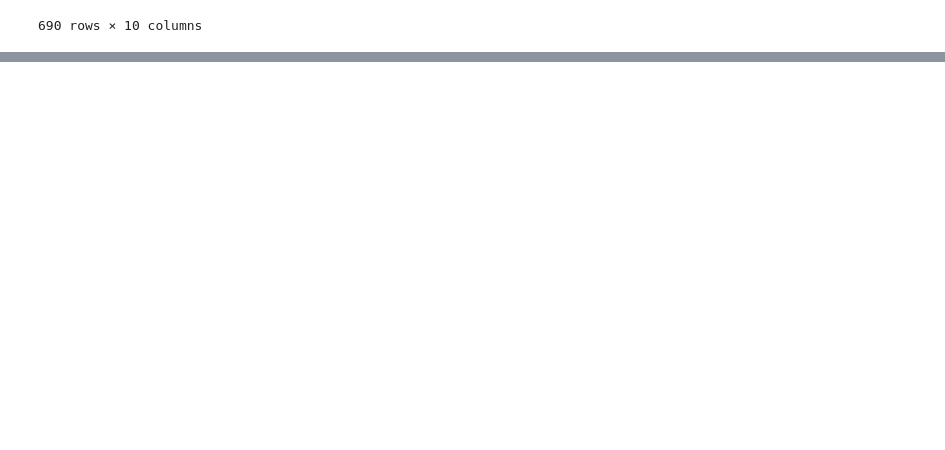
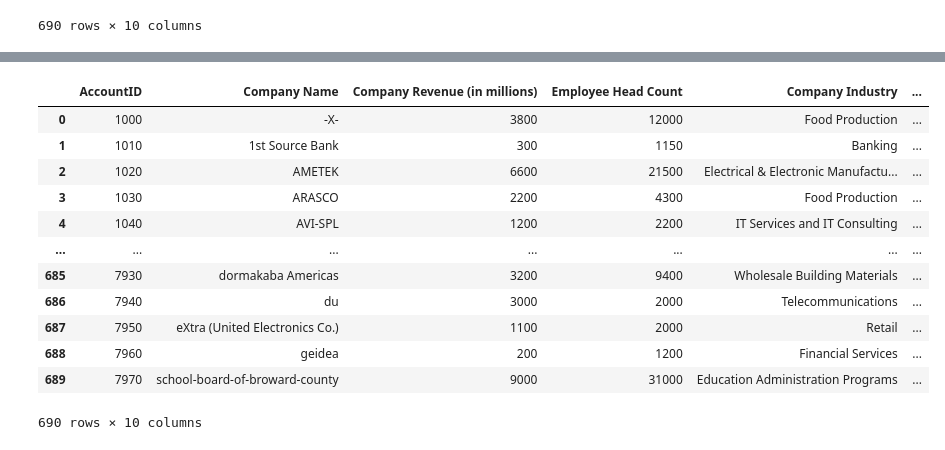
Before and after one commit to hari3mo/crud, a Jupyter notebook: Dataframe.ipynb, the cells around one changed output, grey strips where cells are left out. Cells and saved outputs as stored; diff of their text form; code cells hidden in the pictures; blank space fills up the shorter version.

```diff
--- a/Dataframe.ipynb
+++ b/Dataframe.ipynb
@@ -135,0 +136,17 @@ client_df
+# %%
+accounts_df = accounts_df.set_index('AccountID').reset_index()
+accounts_df
+# %% [output]
+|  | AccountID | Company Name | Company Revenue (in millions) | Employee Head Count | Company Industry | ... |
+| 0 | 1000 | -X- | 3800 | 12000 | Food Production | ... |
+| 1 | 1010 | 1st Source Bank | 300 | 1150 | Banking | ... |
+| 2 | 1020 | AMETEK | 6600 | 21500 | Electrical & Electronic Manufactu... | ... |
+| 3 | 1030 | ARASCO | 2200 | 4300 | Food Production | ... |
+| 4 | 1040 | AVI-SPL | 1200 | 2200 | IT Services and IT Consulting | ... |
+| ... | ... | ... | ... | ... | ... | ... |
+| 685 | 7930 | dormakaba Americas | 3200 | 9400 | Wholesale Building Materials | ... |
+| 686 | 7940 | du | 3000 | 2000 | Telecommunications | ... |
+| 687 | 7950 | eXtra (United Electronics Co.) | 1100 | 2000 | Retail | ... |
+| 688 | 7960 | geidea | 200 | 1200 | Financial Services | ... |
+| 689 | 7970 | school-board-of-broward-county | 9000 | 31000 | Education Administration Programs | ... |
+690 rows × 10 columns
```
Also changed, not shown: parts of 4 cells of this notebook, 10 other files.
